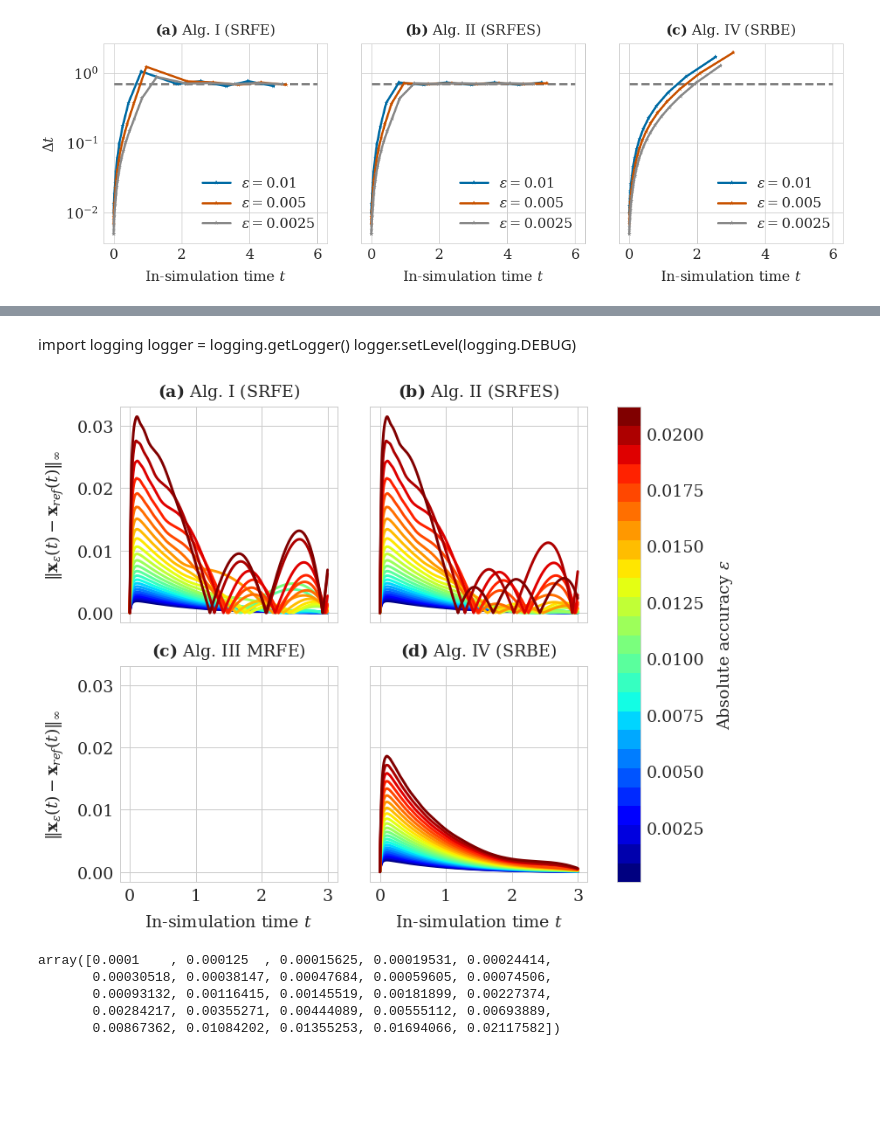
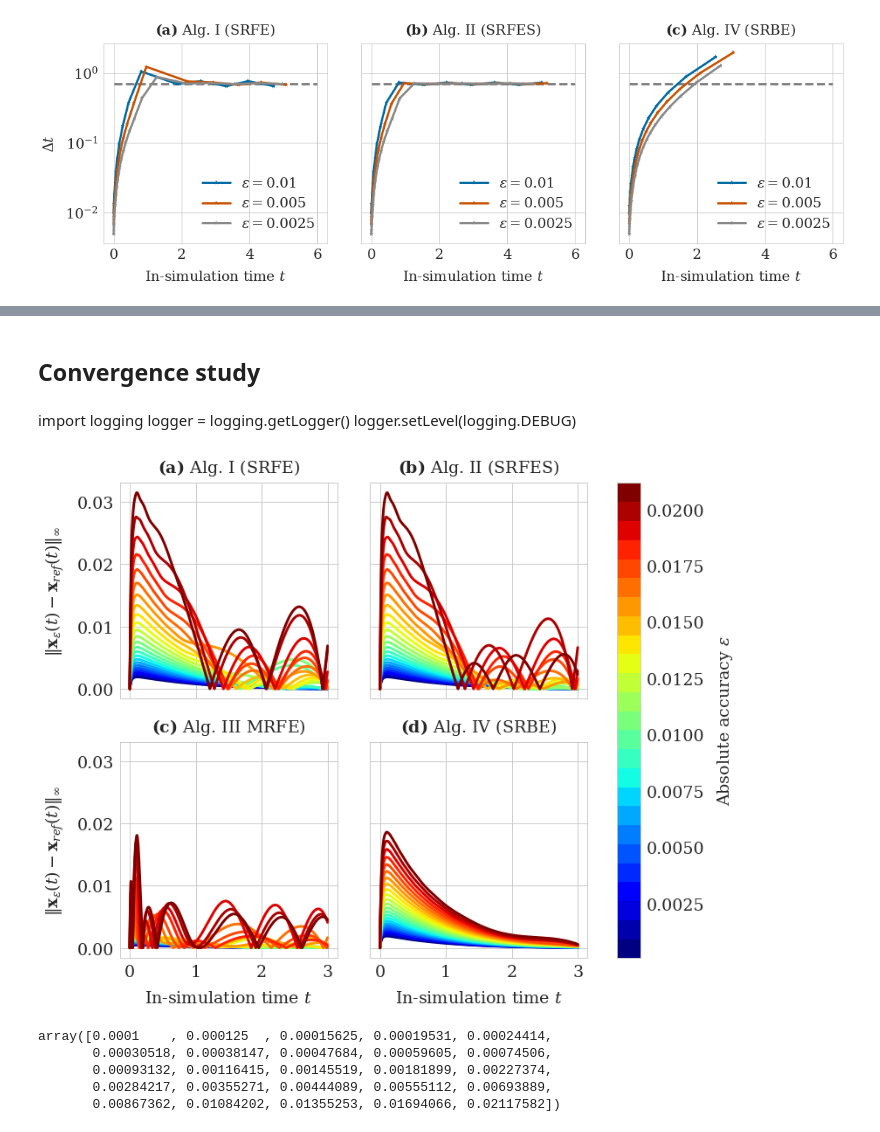
Before and after one commit to somathias/cbmos, a Jupyter notebook: experiments/exp-draft_2cells.ipynb, the cells around one changed output, grey strips where cells are left out. Drawn from its saved outputs; the diff is of its cells as text; code cells hidden in the pictures; blank space fills up the shorter version.

```diff
--- a/experiments/exp-draft_2cells.ipynb
+++ b/experiments/exp-draft_2cells.ipynb
@@ -54,10 +54,13 @@ defcolors = plt.rcParams['axes.prop_cycle'].by_key()['color']
 colors = {'cubic': defcolors[0], 'pw. quad.': defcolors[5], 'GLS': defcolors[6]}
 # %%
 #algorithms
+algorithms = ['EF_glob_adap_acc', 'EF_glob_adap_stab' , 'EF_local_adap', 'EB_global_adap' ]
 algorithms = ['EF_glob_adap_acc', 'EF_glob_adap_stab' , 'EB_global_adap' ]
+
 
 models = {'EF_glob_adap_acc': cbmos.CBModel(ff.Cubic(), ef.solve_ivp, dim),
           'EF_glob_adap_stab': cbmos.CBModel(ff.Cubic(), ef.solve_ivp, dim),
+          'EF_local_adap': cbmos.CBModel(ff.Cubic(), ef.solve_ivp, dim),
           'EB_global_adap': cbmos.CBModel(ff.Cubic(), eb.solve_ivp, dim) }
 
 eta = 0.0001
@@ -65,12 +68,19 @@ eta = 0.0001
 params = {'EF_glob_adap_acc': {'eta': eta},
 #          'EF_glob_adap_stab': {'eta': eta, 'calculate_eigenvalues': True, 'write_to_file': True, 'jacobian': models['EF_glob_adap_stab'].jacobian, 'force_args': params_cubic, 'always_calculate_Jacobian': True},
           'EF_glob_adap_stab': {'eta': eta, 'jacobian': models['EF_glob_adap_stab'].jacobian, 'force_args': params_cubic, 'always_calculate_Jacobian': True},
+          'EF_local_adap': {'eta': eta,
+                            'jacobian': models['EF_local_adap'].jacobian, 'force_args': params_cubic, 'always_calculate_Jacobian': True,
+                            'local_adaptivity': True, 'm0': 14,
+                            #'update_F': True\n",
+                            'dim': dim, 'rA': rA
+                            },
           'EB_global_adap': {'eta': eta, 'jacobian': models['EB_global_adap'].jacobian, 'force_args': params_cubic}
          }
 
 
 labels = {'EF_glob_adap_acc': 'Alg. I (SRFE)',
           'EF_glob_adap_stab': 'Alg. II (SRFES)' ,
+          'EF_local_adap': 'Alg. III (MRFE)',
           'EB_global_adap': 'Alg. IV (SRBE)'
          }
 # %% [markdown]
@@ -136,3 +143,7 @@ We do the convergence study in 1D for convenience.
+# %% [markdown]
+## Convergence study
+# %%
+algorithms = ['EF_glob_adap_acc', 'EF_glob_adap_stab' , 'EF_local_adap', 'EB_global_adap' ]
 # %%
 dim = 3
 cell_list = [cl.Cell(0, [0, 0, 0]), cl.Cell(1, [0.3, 0, 0])]
@@ -155,7 +166,7 @@ logger.setLevel(logging.DEBUG)
 # Combine into single figure
 fig, ((ax1, ax2), (ax3, ax4)) = plt.subplots(2, 2, figsize=(12, 10), sharex=True, sharey=True, gridspec_kw={'hspace':0.2, 'wspace': 0.15})
 
-axes = {'EF_glob_adap_acc': ax1, 'EF_glob_adap_stab': ax2 , 'EB_global_adap': ax4}
+axes = {'EF_glob_adap_acc': ax1, 'EF_glob_adap_stab': ax2 , 'EF_local_adap': ax3,'EB_global_adap': ax4}
 
 r = 25
 eps_values = np.array([0.0001*1.25**n for n in range(0, r)])
@@ -163,6 +174,8 @@ map_eps_values_to_unit_interval = [ np.log(10000*(x-np.min(range(0, r))))/(np.ma
 colors = [ cm.jet(x) for x in map_eps_values_to_unit_interval ]
 
 sol = {}
+params['EF_local_adap']['m0'] = 14
+params['EF_local_adap']['jacobian']= models['EF_local_adap'].jacobian
 for alg in algorithms:
 
     for i, eps in enumerate(eps_values):
@@ -179,34 +192,34 @@ for alg in algorithms:
         error = np.linalg.norm(np.linalg.norm(difference, ord=np.inf, axis=1)/np.linalg.norm(np.reshape(ref_traj, (-1, dim*len(history[0]))), ord=np.inf, axis=1))
         sol.setdefault(alg, []).append(error)
 
 
         #axes[alg].plot(ts_ref, np.abs((interp[:, 1, 0] - interp[:, 0, 0])  - (ref_traj[:, 1, 0] - ref_traj[:, 0, 0])), color=colors[i])
         axes[alg].plot(ts_ref, np.linalg.norm(np.reshape(interp - ref_traj, (-1, dim*len(history[0]))), ord=np.inf, axis=1), color=colors[i])
 
 
 #    axes[alg].legend()
 
 ax1.set_title(r'$\bf{(a)}$ Alg. I (SRFE)')
 ax2.set_title(r'$\bf{(b)}$ Alg. II (SRFES)')
 ax3.set_title(r'$\bf{(c)}$ Alg. III MRFE)')
 ax4.set_title(r'$\bf{(d)}$ Alg. IV (SRBE)')
 
 ax1.set(ylabel=r'$\Vert \mathbf{x}_{\epsilon}(t)-\mathbf{x}_{ref}(t)\Vert_{\infty}$')
 #ax1.set_ylim([-0.001, 0.045])
 ax3.set(ylabel=r'$\Vert \mathbf{x}_{\epsilon}(t)-\mathbf{x}_{ref}(t)\Vert_{\infty}$')
 #ax3.set_ylim([-0.001, 0.045])
 ax3.set(xlabel=r'In-simulation time $t$')
 ax4.set(xlabel=r'In-simulation time $t$')
 
 cma = mcolors.ListedColormap(colors, name='from_list', N=None) # creation of a user cmap
 msm = cm.ScalarMappable(cmap=cma)
 msm.set_array(eps_values)
 cbar = fig.colorbar(msm, ax=[ax1, ax2, ax3, ax4])
 cbar.set_label('Absolute accuracy $\epsilon$', rotation=90)
 
 plt.savefig('2cells_errors.pdf', bbox_inches='tight')
 # %% [output]
-[figure, old version]
+[figure, new version]
 # %%
 eps_values
 # %% [output]
```
Also changed, not shown: parts of 2 cells of this notebook, 2 other files.
